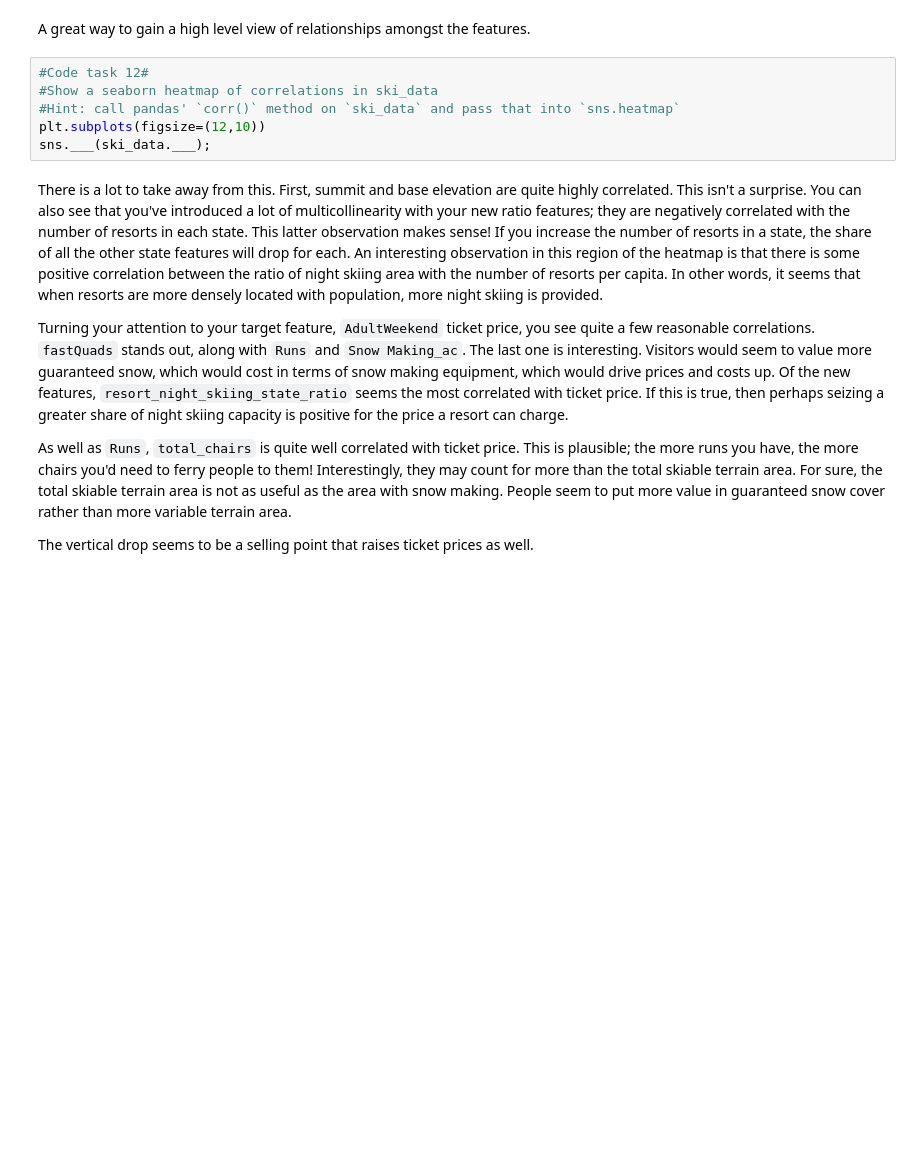
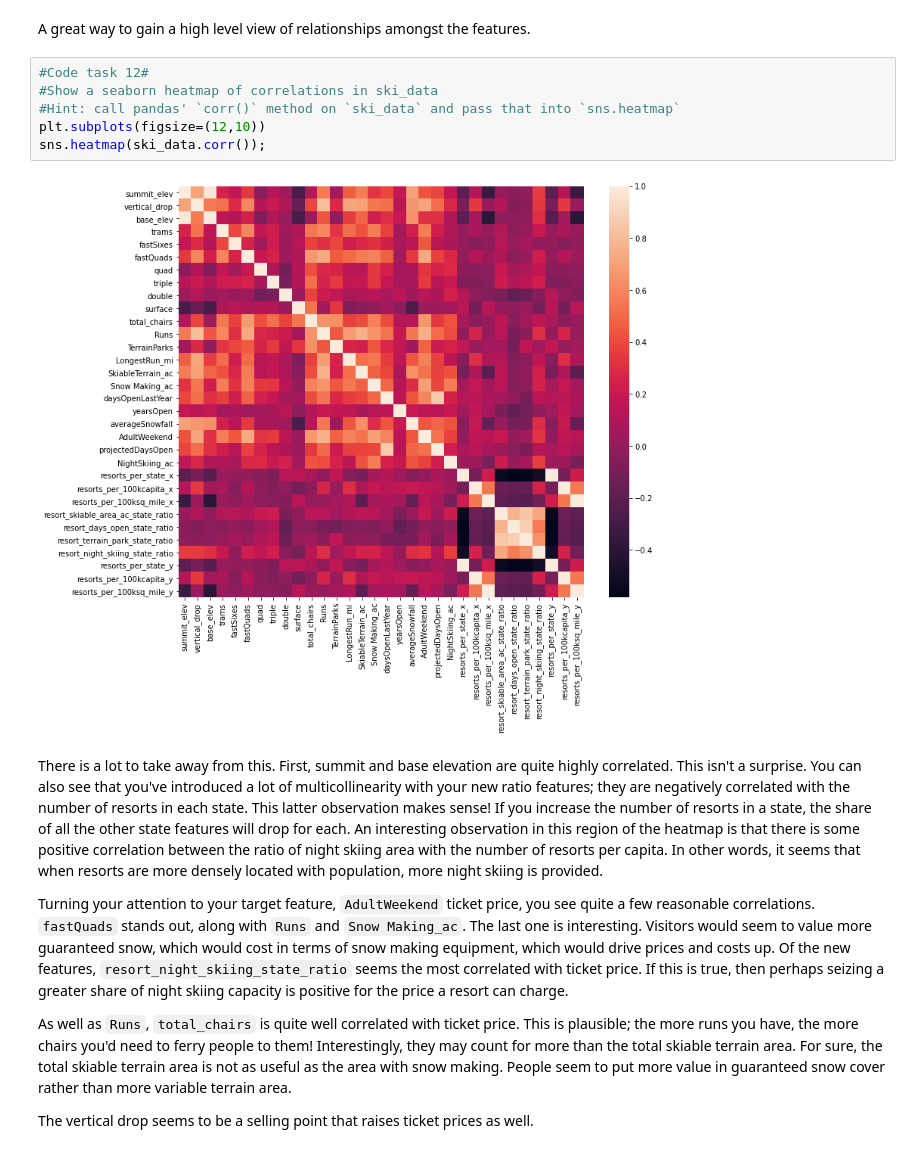
Before and after one commit to TJones524/DataScienceGuidedCapstone, a Jupyter notebook: Notebooks/03_exploratory_data_analysis.ipynb, the cells around one changed output. Drawn from its saved outputs; the diff is of its cells as text; blank space fills up the shorter version.

Commit message:
Task 13 EDA Ski_data

```diff
--- a/Notebooks/03_exploratory_data_analysis.ipynb
+++ b/Notebooks/03_exploratory_data_analysis.ipynb
@@ -756,9 +632,11 @@ A great way to gain a high level view of relationships amongst the features.
 # %%
 #Code task 12#
 #Show a seaborn heatmap of correlations in ski_data
 #Hint: call pandas' `corr()` method on `ski_data` and pass that into `sns.heatmap`
 plt.subplots(figsize=(12,10))
-sns.___(ski_data.___);
+sns.heatmap(ski_data.corr());
+# %% [output]
+[figure, added]
 # %% [markdown]
 There is a lot to take away from this. First, summit and base elevation are quite highly correlated. This isn't a surprise. You can also see that you've introduced a lot of multicollinearity with your new ratio features; they are negatively correlated with the number of resorts in each state. This latter observation makes sense! If you increase the number of resorts in a state, the share of all the other state features will drop for each. An interesting observation in this region of the heatmap is that there is some positive correlation between the ratio of night skiing area with the number of resorts per capita. In other words, it seems that when resorts are more densely located with population, more night skiing is provided.
 
```
Also changed, not shown: parts of 20 cells of this notebook.
